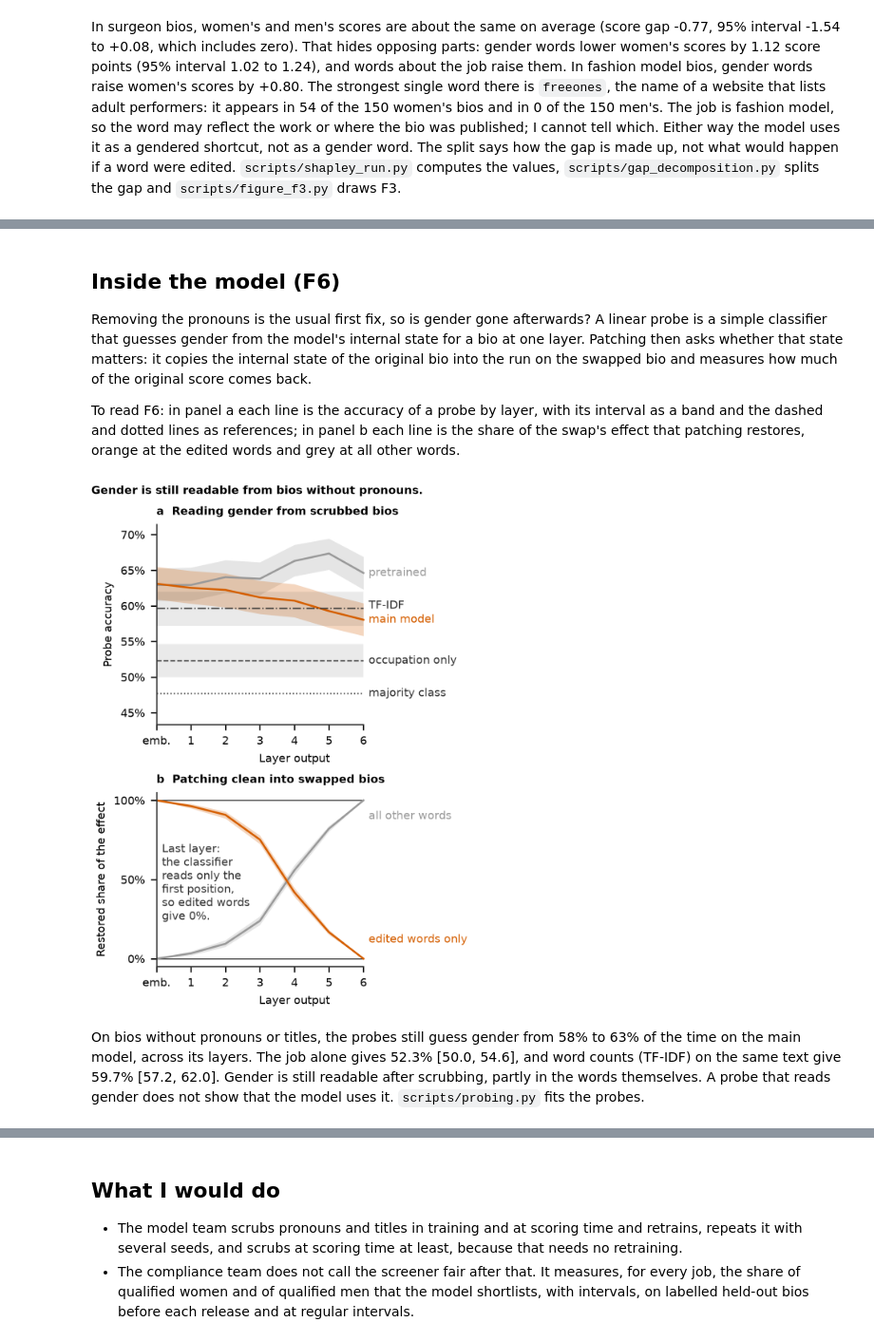
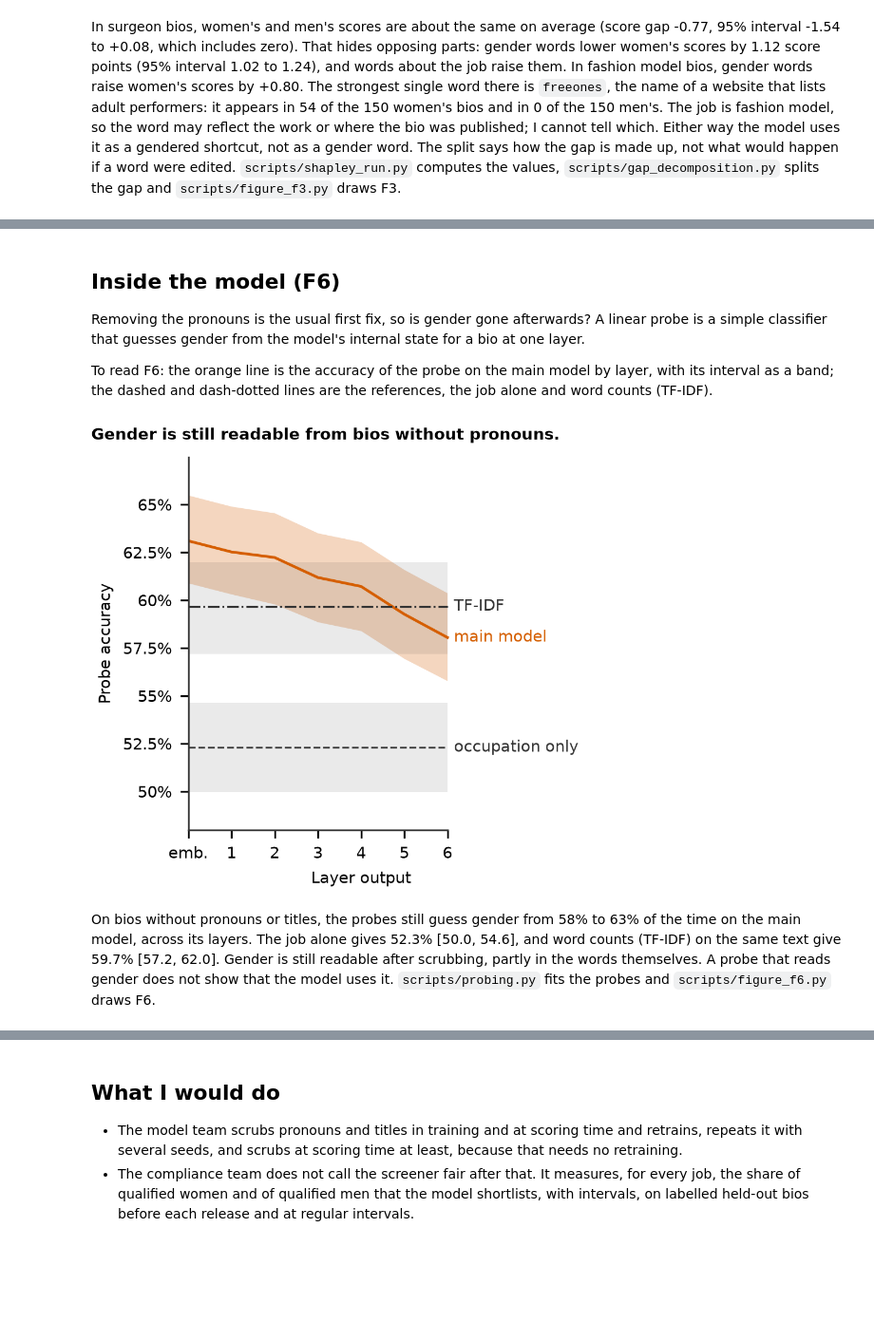
Before and after one commit to mangelv011/hiring-bias-xai, a Jupyter notebook: notebooks/audit.ipynb, the cells around one changed output, grey strips where cells are left out. Shown at 95% size. Saved outputs shown, nothing was run; the diff lists cells and outputs as text; code cells hidden in the pictures; blank space fills up the shorter version.

```diff
--- a/notebooks/audit.ipynb
+++ b/notebooks/audit.ipynb
@@ -447,32 +441,31 @@ Next I compare the ranking of the main run with other ways of computing it, bio
 
 Removing the pronouns is the usual first fix, so is gender gone afterwards? A linear probe is a
 simple classifier that guesses gender from the model's internal state for a bio at one layer.
-Patching then asks whether that state matters: it copies the internal state of the original bio
-into the run on the swapped bio and measures how much of the original score comes back.
 
-To read F6: in panel a each line is the accuracy of a probe by layer, with its interval as a band and the dashed and dotted lines as references; in panel b each line is the share of the swap's effect that patching restores, orange at the edited words and grey at all other words.
+To read F6: the orange line is the accuracy of the probe on the main model by layer, with its interval as a band; the dashed and dash-dotted lines are the references, the job alone and word counts (TF-IDF).
 # %%
-show_figure("f6_probing_patching.png")
+show_figure("f6_probing.png")
 probing = read_csv("probing.csv")
 probing = probing[probing.subset == "all"]
 tuned = probing[probing.model == "deberta"]
 reference = probing[probing.model.isin(["occupation_only", "tfidf"])].set_index("model")
 
 
 def accuracy(row):
     stat = {"value": row.accuracy, "ci_low": row.ci_low, "ci_high": row.ci_high}
     return ci(stat, 1, PER, unit="%")
 
 
 assert tuned.ci_low.min() > reference.loc["occupation_only", "ci_high"]
 say(
     "On bios without pronouns or titles, the probes still guess gender from "
     f"{pct(tuned.accuracy.min())} to {pct(tuned.accuracy.max())} of the time on the main model, "
     f"across its layers. The job alone gives {accuracy(reference.loc['occupation_only'])}, and "
     f"word counts (TF-IDF) on the same text give {accuracy(reference.loc['tfidf'])}. Gender "
     "is still readable after scrubbing, partly in the words themselves. A probe that reads gender "
-    "does not show that the model uses it. `scripts/probing.py` fits the probes."
+    "does not show that the model uses it. `scripts/probing.py` fits the probes and "
+    "`scripts/figure_f6.py` draws F6."
 )
 # %% [output]
-[figure, old version]
+[figure, new version]
-On bios without pronouns or titles, the probes still guess gender from 58% to 63% of the time on the main model, across its layers. The job alone gives 52.3% [50.0, 54.6], and word counts (TF-IDF) on the same text give 59.7% [57.2, 62.0]. Gender is still readable after scrubbing, partly in the words themselves. A probe that reads gender does not show that the model uses it. `scripts/probing.py` fits the probes.
+On bios without pronouns or titles, the probes still guess gender from 58% to 63% of the time on the main model, across its layers. The job alone gives 52.3% [50.0, 54.6], and word counts (TF-IDF) on the same text give 59.7% [57.2, 62.0]. Gender is still readable after scrubbing, partly in the words themselves. A probe that reads gender does not show that the model uses it. `scripts/probing.py` fits the probes and `scripts/figure_f6.py` draws F6.
```
Also changed, not shown: parts of 14 cells of this notebook.
